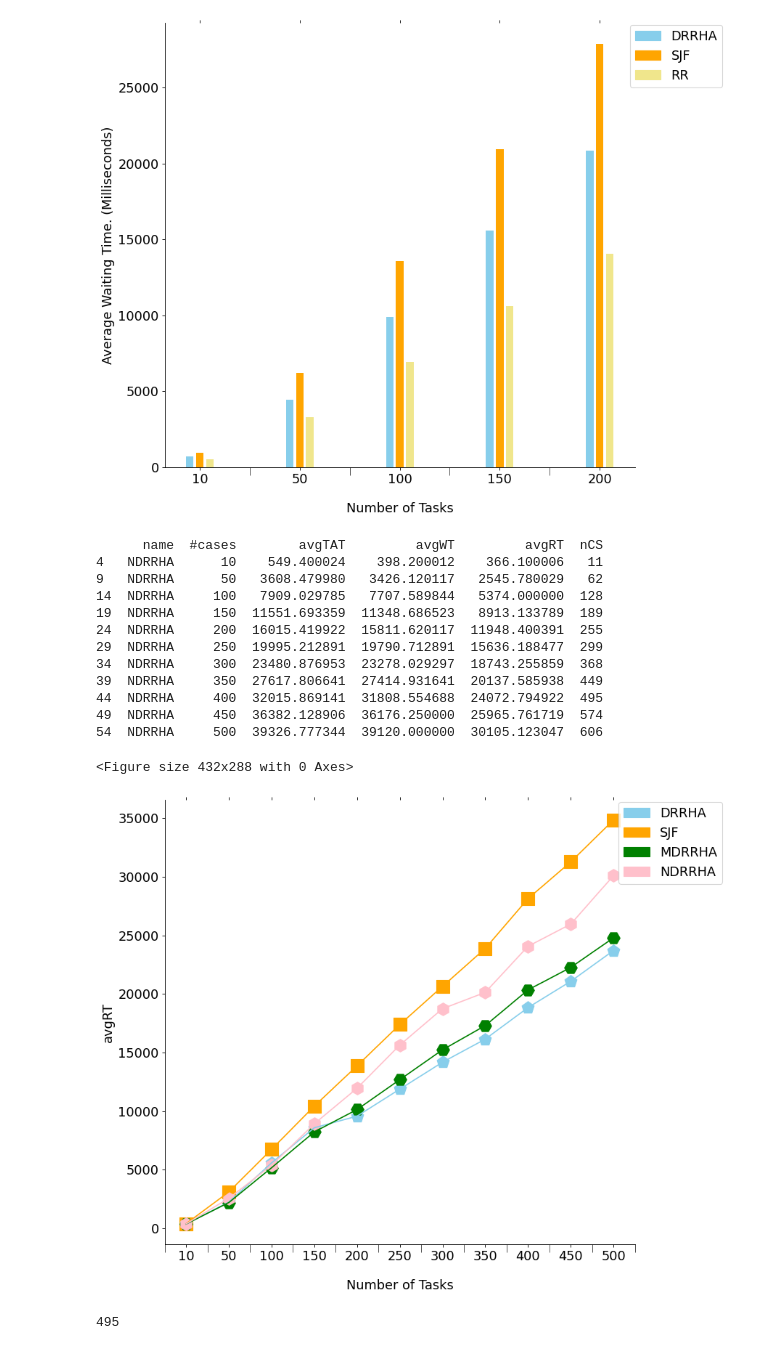
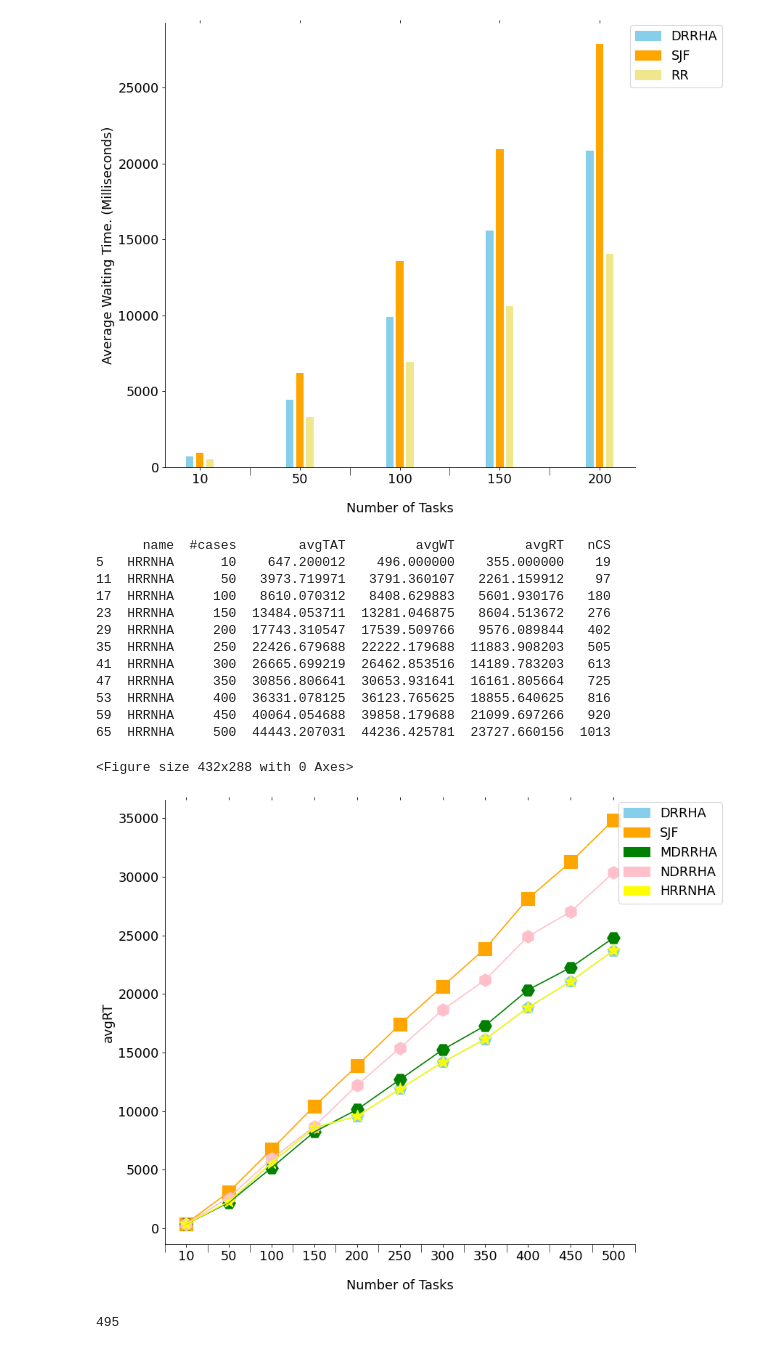
Before and after one commit to Bhaikko/mdrrha, a Jupyter notebook: src/graph_handler.ipynb, the cells around one changed output. Drawn from its saved outputs; the diff is of its cells as text; code cells hidden in the pictures.

Commit message:
HRRNHA algo added using Mean heuristic

```diff
--- a/src/graph_handler.ipynb
+++ b/src/graph_handler.ipynb
@@ -312,26 +312,28 @@ sjf_values = dataset.loc[dataset['name'] == 'SJF']
 drrha_values = dataset.loc[dataset['name'] == 'DRRHA']
 mdrrha_values = dataset.loc[dataset['name'] == 'MDRRHA']
 ndrrha_values = dataset.loc[dataset['name'] == 'NDRRHA']
+hrrnha_values = dataset.loc[dataset['name'] == 'HRRNHA']
 
 dataset = dataset.sort_values(by = ['#cases', 'name'])
 
 # print(sjf_values)
 # print(drrha_values)
 # print(mdrrha_values)
-print(ndrrha_values)
+# print(ndrrha_values)
+print(hrrnha_values)
 # %% [output]
-      name  #cases        avgTAT         avgWT         avgRT  nCS
-4   NDRRHA      10    549.400024    398.200012    366.100006   11
-9   NDRRHA      50   3608.479980   3426.120117   2545.780029   62
-14  NDRRHA     100   7909.029785   7707.589844   5374.000000  128
-19  NDRRHA     150  11551.693359  11348.686523   8913.133789  189
-24  NDRRHA     200  16015.419922  15811.620117  11948.400391  255
-29  NDRRHA     250  19995.212891  19790.712891  15636.188477  299
-34  NDRRHA     300  23480.876953  23278.029297  18743.255859  368
-39  NDRRHA     350  27617.806641  27414.931641  20137.585938  449
-44  NDRRHA     400  32015.869141  31808.554688  24072.794922  495
-49  NDRRHA     450  36382.128906  36176.250000  25965.761719  574
-54  NDRRHA     500  39326.777344  39120.000000  30105.123047  606
+      name  #cases        avgTAT         avgWT         avgRT   nCS
+5   HRRNHA      10    647.200012    496.000000    355.000000    19
+11  HRRNHA      50   3973.719971   3791.360107   2261.159912    97
+17  HRRNHA     100   8610.070312   8408.629883   5601.930176   180
+23  HRRNHA     150  13484.053711  13281.046875   8604.513672   276
+29  HRRNHA     200  17743.310547  17539.509766   9576.089844   402
+35  HRRNHA     250  22426.679688  22222.179688  11883.908203   505
+41  HRRNHA     300  26665.699219  26462.853516  14189.783203   613
+47  HRRNHA     350  30856.806641  30653.931641  16161.805664   725
+53  HRRNHA     400  36331.078125  36123.765625  18855.640625   816
+59  HRRNHA     450  40064.054688  39858.179688  21099.697266   920
+65  HRRNHA     500  44443.207031  44236.425781  23727.660156  1013
 # %%
 # Line Graph Comparison of DRRHA and STF Average Waiting Time and Number of Tasks
 
@@ -374,7 +376,8 @@ colors = [
     'skyblue', 'DRRHA',
     'orange', 'SJF',
     'green', 'MDRRHA',
-    'pink', 'NDRRHA'
+    'pink', 'NDRRHA',
+    'yellow', 'HRRNHA'
 ]
 
 ax.spines['top'].set_visible(False)
@@ -396,34 +399,37 @@ ax.plot(X_axis, drrha_values[plot_metric].to_numpy(), color = colors[0])
 plt.scatter(X_axis, drrha_values[plot_metric].to_numpy(), marker = 'p', s = marker_size, color = colors[0])
 
 ax.plot(X_axis, mdrrha_values[plot_metric].to_numpy(), color = colors[4])
 plt.scatter(X_axis, mdrrha_values[plot_metric].to_numpy(), marker = 'H', s = marker_size, color = colors[4])
 
 ax.plot(X_axis, ndrrha_values[plot_metric].to_numpy(), color = colors[6])
 plt.scatter(X_axis, ndrrha_values[plot_metric].to_numpy(), marker = 'h', s = marker_size, color = colors[6])
 
+ax.plot(X_axis, hrrnha_values[plot_metric].to_numpy(), color = colors[8])
+plt.scatter(X_axis, hrrnha_values[plot_metric].to_numpy(), marker = '*', s = marker_size, color = colors[8])
+
 # Configuring Legend
 legend_elements = []
 
 for i in range(0, len(colors), 2):
     legend_elements.append(
         Patch(facecolor=colors[i], edgecolor=colors[i], label=colors[i + 1])
     )
 
 ax.legend(
     handles = legend_elements,
     loc = 'upper right',
     bbox_to_anchor=(1.20, 1.01)
 )
 
 plt.xlabel('Number of Tasks', labelpad = 20)
 # plt.ylabel('Average Waiting Time. (Milliseconds)')
 # plt.ylabel('Average Turnaround Time. (Milliseconds)')
 plt.ylabel(plot_metric)
 # plt.title('Comparison of the average Waiting time of SJF and DRRHA.')
 plt.show()
 # %% [output]
 <Figure size 432x288 with 0 Axes>
-[figure, old version]
+[figure, new version]
 # %%
 # Graph Configurations
 plt.figure(9)
```
Also changed, not shown: 7 other files.
